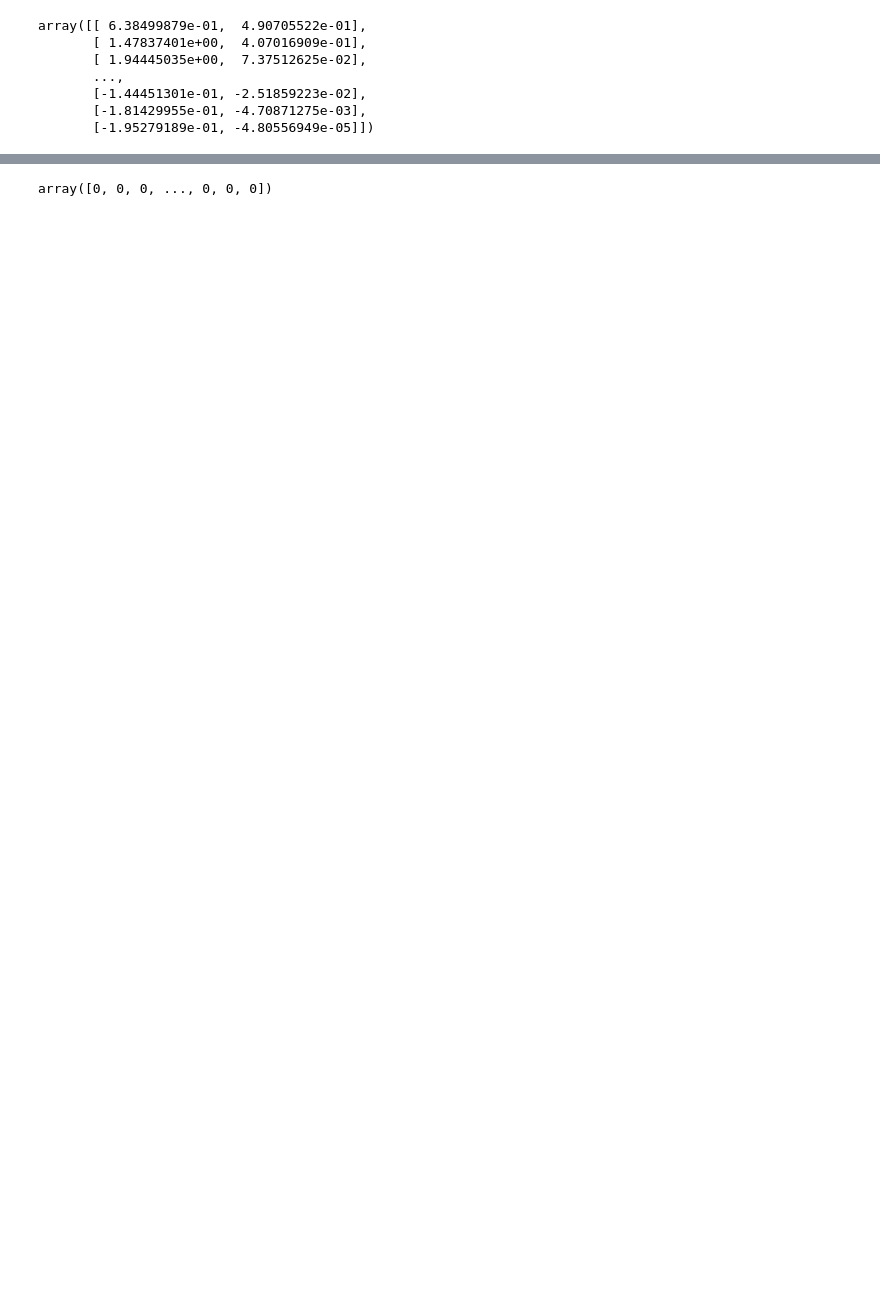
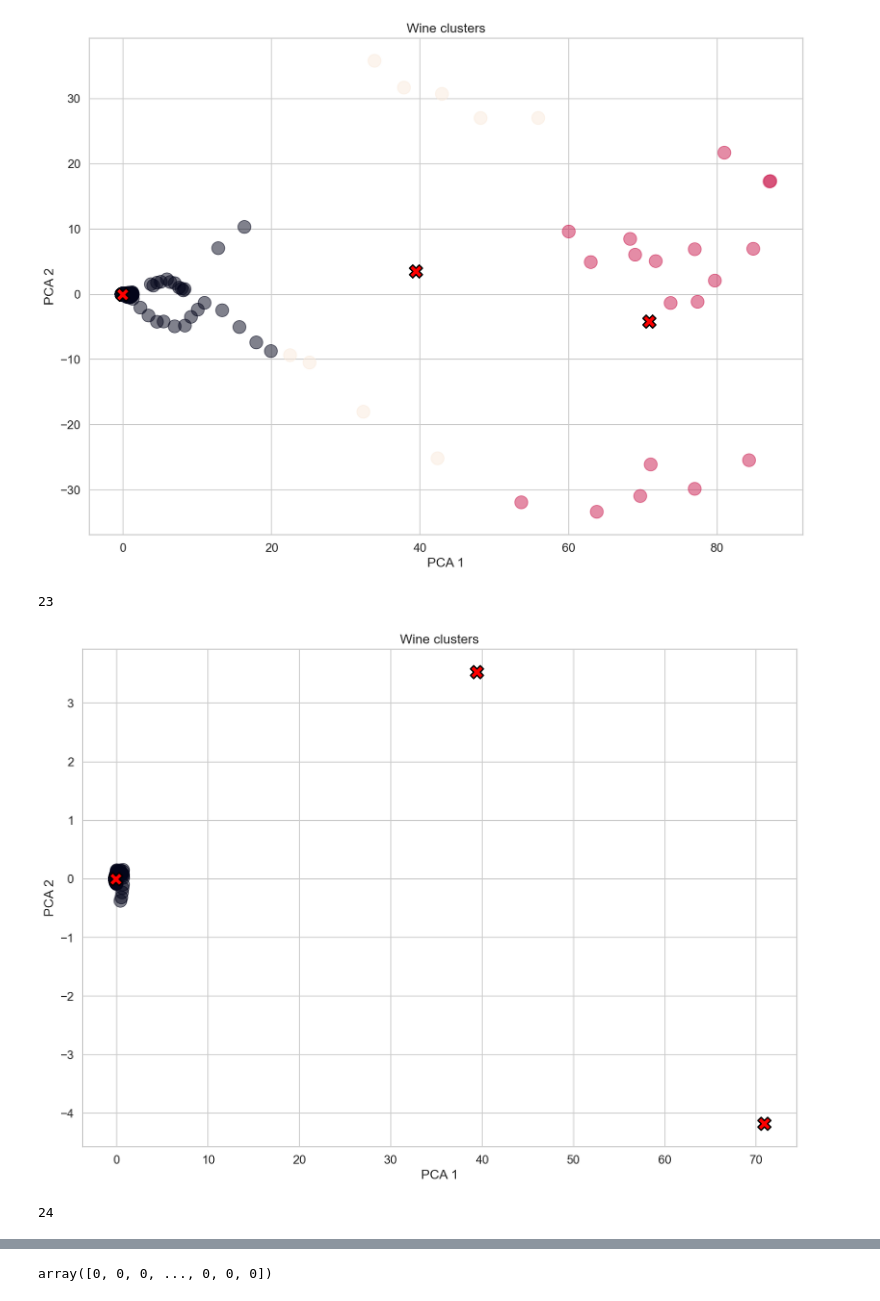
Before and after one commit to Carl-Rabbit/cs306-covid-19, a Jupyter notebook: src/train/classification.ipynb, the cells around one changed output, grey strips where cells are left out. Cells and saved outputs as stored; diff of their text form; code cells hidden in the pictures; blank space fills up the shorter version.

```diff
--- a/src/train/classification.ipynb
+++ b/src/train/classification.ipynb
@@ -302,10 +346,53 @@ visualizing_results(pca_result, kmeans.labels_, centroids_pca)
-# %%
-pca_result
-# %% [output]
-array([[ 6.38499879e-01,  4.90705522e-01],
-       [ 1.47837401e+00,  4.07016909e-01],
-       [ 1.94445035e+00,  7.37512625e-02],
-       ...,
-       [-1.44451301e-01, -2.51859223e-02],
-       [-1.81429955e-01, -4.70871275e-03],
-       [-1.95279189e-01, -4.80556949e-05]])
+# %%
+
+# 16 和 23
+for i in range(23, 28):
+    # print(len(test))
+    # print(test)
+    data_test = data_scaled[i * length  : (i+1) * length]
+
+    # data_test = load_embeddings(test)
+#     pca_result, pca_2 = pca_embeddings(data_test)
+
+    pre = kmeans.labels_[i * length  : (i+1) * length]
+    pca_res = pca_result[i * length : (i+1) * length]
+
+    centroids = kmeans.cluster_centers_
+    centroids_pca = pca_2.transform(centroids)
+    visualizing_results(pca_res, pre, centroids_pca)
+    print(i)
+    # print(centroids_pca)
+    # break
+
+
+#     pca_result, pca_2 = pca_embeddings(data_test)
+
+# pre = kmeans.predict(load_embeddings(series_pd))
+# pca_res = pca_2.transform(data_scaled)
+#
+# centroids = kmeans.cluster_centers_
+# centroids_pca = pca_2.transform(centroids)
+# visualizing_results(pca_res, pre, centroids_pca)
+#
+# pre = kmeans.predict(load_embeddings(series_pd[:5000]))
+# pca_res = pca_2.transform(data_scaled[:5000])
+#
+# centroids = kmeans.cluster_centers_
+# centroids_pca = pca_2.transform(centroids)
+# visualizing_results(pca_res, pre, centroids_pca)
+#
+#
+# pre = kmeans.predict(load_embeddings(series_pd[5000:]))
+# pca_res = pca_2.transform(data_scaled[5000:])
+#
+# centroids = kmeans.cluster_centers_
+# centroids_pca = pca_2.transform(centroids)
+# visualizing_results(pca_res, pre, centroids_pca)
+#
+# print(pre)
+# print(centroids_pca)
+# %% [output]
+[figure, added]
+23
+[figure, added]
+24
```
Also changed, not shown: parts of 16 cells of this notebook, 2 other files.
